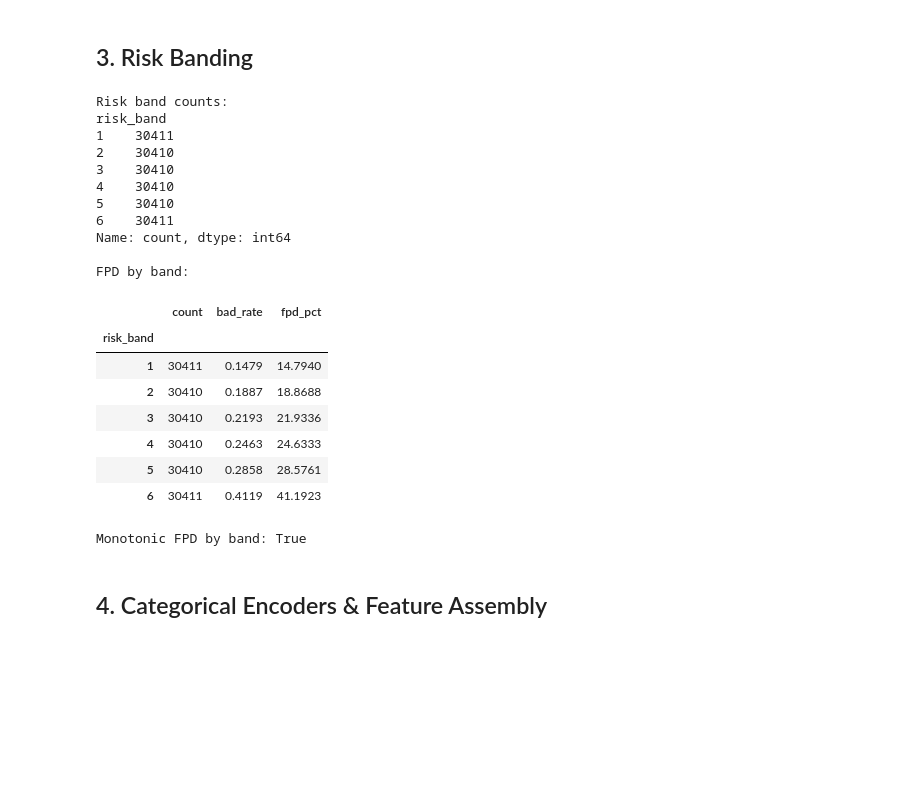
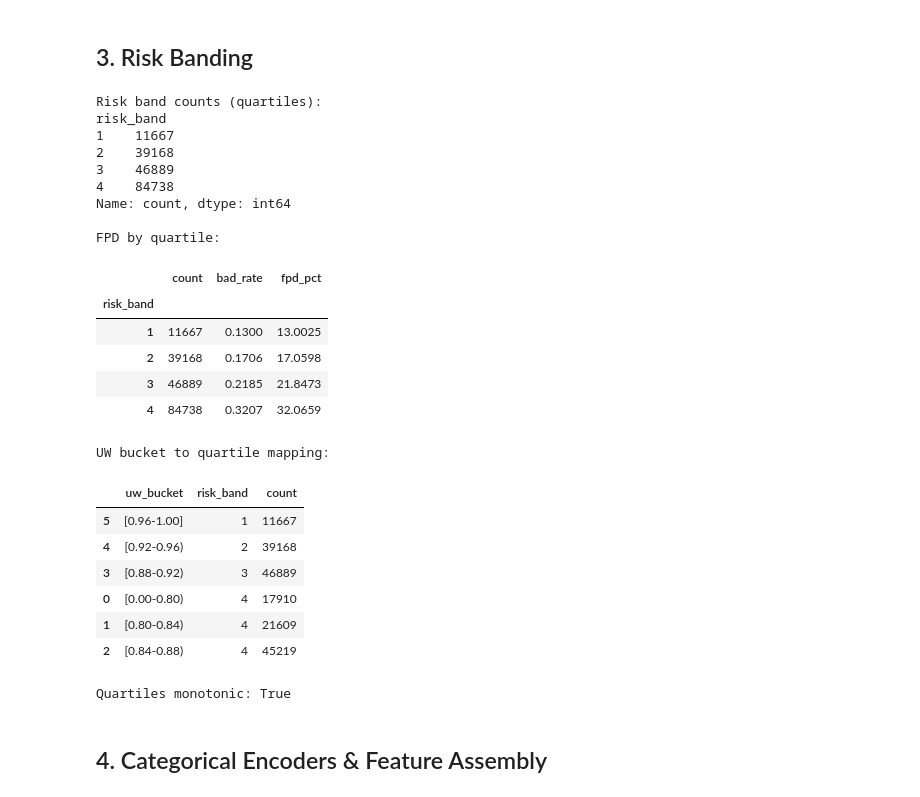
Before and after one commit to JLaniado/underwriting_policy_optimization_framework, a Jupyter notebook: fpd_rule_mining.ipynb, the cells around one changed output. Drawn from its saved outputs; the diff is of its cells as text; code cells hidden in the pictures; blank space fills up the shorter version.

Commit message:
fixed bands mixed concepts

```diff
--- a/fpd_rule_mining.ipynb
+++ b/fpd_rule_mining.ipynb
@@ -39,6 +39,7 @@ WARNING_FILTER = "ignore"  # suppress noisy warnings during notebook execution
 LEAF_MIN_LIFT_PP = 1.0  # minimum lift over baseline (pp) for a leaf to qualify as a rule candidate
 RARE_LEVEL_FRACTION = 0.003  # frequency cut used to bucket rare categorical levels before encoding
 BAND_GUARDRAIL_DELTA = 0.5  # guardrail on band-level FPD increases when stacking rules (pp)
+RISK_BANDS_PLOT = 4  # number of UW bucket-based bands for visual analysis
 N_RULES_MANUAL = 12  # fallback manual cap on number of rules when auto-selection is disabled
 # %%
 # Imports & global setup
@@ -487,41 +529,64 @@ Column governance summary:
 # %%
 df_work[UW_SCORE_COL] = pd.to_numeric(df_work[UW_SCORE_COL], errors="coerce")
 df_work = df_work.dropna(subset=[UW_SCORE_COL])
-df_work["risk_band"] = create_risk_band(df_work[UW_SCORE_COL], q=6)
+
+bucket_bands = create_risk_band_from_buckets(df_work.get("uw_bucket"), num_bands=RISK_BANDS_PLOT)
+score_bands = create_risk_band(df_work[UW_SCORE_COL], q=RISK_BANDS_PLOT)
+
+band_series = bucket_bands.astype("Int64").combine_first(score_bands.astype("Int64"))
+missing_after_fill = int(band_series.isna().sum())
+if missing_after_fill:
+    print(f"Dropping {missing_after_fill} rows without sufficient UW bucket/score information for banding.")
+    df_work = df_work.loc[~band_series.isna()].copy()
+    band_series = band_series.loc[df_work.index]
+
+df_work["risk_band"] = band_series.astype(int)
 
 band_summary = (
     df_work.groupby("risk_band")[TARGET_COL]
     .agg(count="count", bad_rate="mean")
     .assign(fpd_pct=lambda d: d["bad_rate"] * 100)
 )
 
-print("Risk band counts:")
+bucket_mapping = (
+    df_work.groupby(["uw_bucket", "risk_band"]).size().rename("count").reset_index()
+    .sort_values(["risk_band", "uw_bucket"])
+)
+
+print("Risk band counts (quartiles):")
 print(df_work["risk_band"].value_counts().sort_index())
 print()
-print("FPD by band:")
+print("FPD by quartile:")
 display(band_summary)
-print(f"Monotonic FPD by band: {band_summary['bad_rate'].is_monotonic_increasing}")
+print()
+print("UW bucket to quartile mapping:")
+display(bucket_mapping)
+print(f"Quartiles monotonic: {band_summary['bad_rate'].is_monotonic_increasing}")
 # %% [output]
-Risk band counts:
+Risk band counts (quartiles):
 risk_band
-1    30411
-2    30410
-3    30410
-4    30410
-5    30410
-6    30411
+1    11667
+2    39168
+3    46889
+4    84738
 Name: count, dtype: int64
 
-FPD by band:
+FPD by quartile:
 |  | count | bad_rate | fpd_pct |
 | risk_band |  |  |  |
-| 1 | 30411 | 0.1479 | 14.7940 |
-| 2 | 30410 | 0.1887 | 18.8688 |
-| 3 | 30410 | 0.2193 | 21.9336 |
-| 4 | 30410 | 0.2463 | 24.6333 |
-| 5 | 30410 | 0.2858 | 28.5761 |
-| 6 | 30411 | 0.4119 | 41.1923 |
+| 1 | 11667 | 0.1300 | 13.0025 |
+| 2 | 39168 | 0.1706 | 17.0598 |
+| 3 | 46889 | 0.2185 | 21.8473 |
+| 4 | 84738 | 0.3207 | 32.0659 |
-Monotonic FPD by band: True
+UW bucket to quartile mapping:
+|  | uw_bucket | risk_band | count |
+| 5 | [0.96‑1.00] | 1 | 11667 |
+| 4 | [0.92‑0.96) | 2 | 39168 |
+| 3 | [0.88‑0.92) | 3 | 46889 |
+| 0 | [0.00‑0.80) | 4 | 17910 |
+| 1 | [0.80‑0.84) | 4 | 21609 |
+| 2 | [0.84‑0.88) | 4 | 45219 |
+Quartiles monotonic: True
 # %% [markdown]
 ## 4. Categorical Encoders & Feature Assembly
 # %%
```
Also changed, not shown: parts of 5 cells of this notebook, 5 other files.
